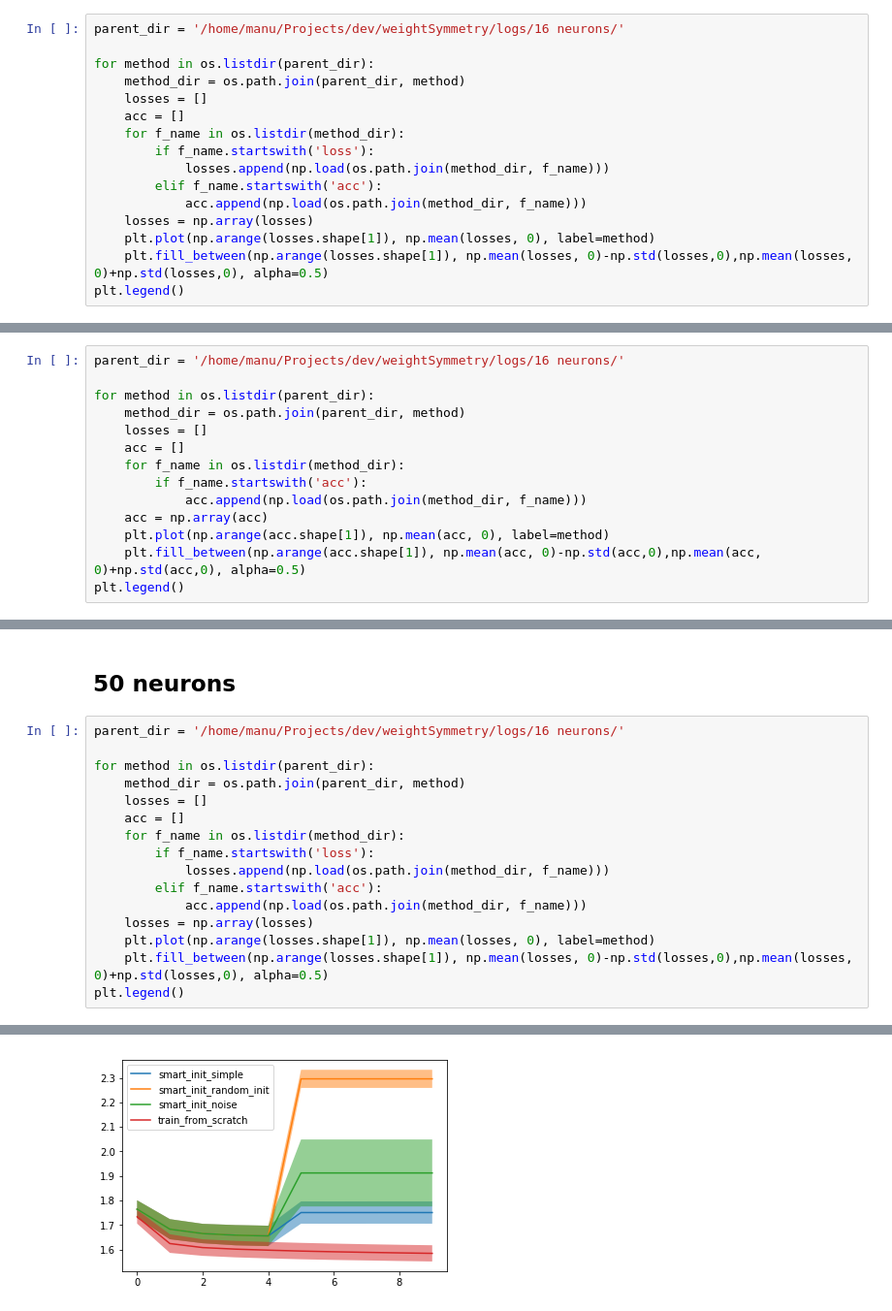
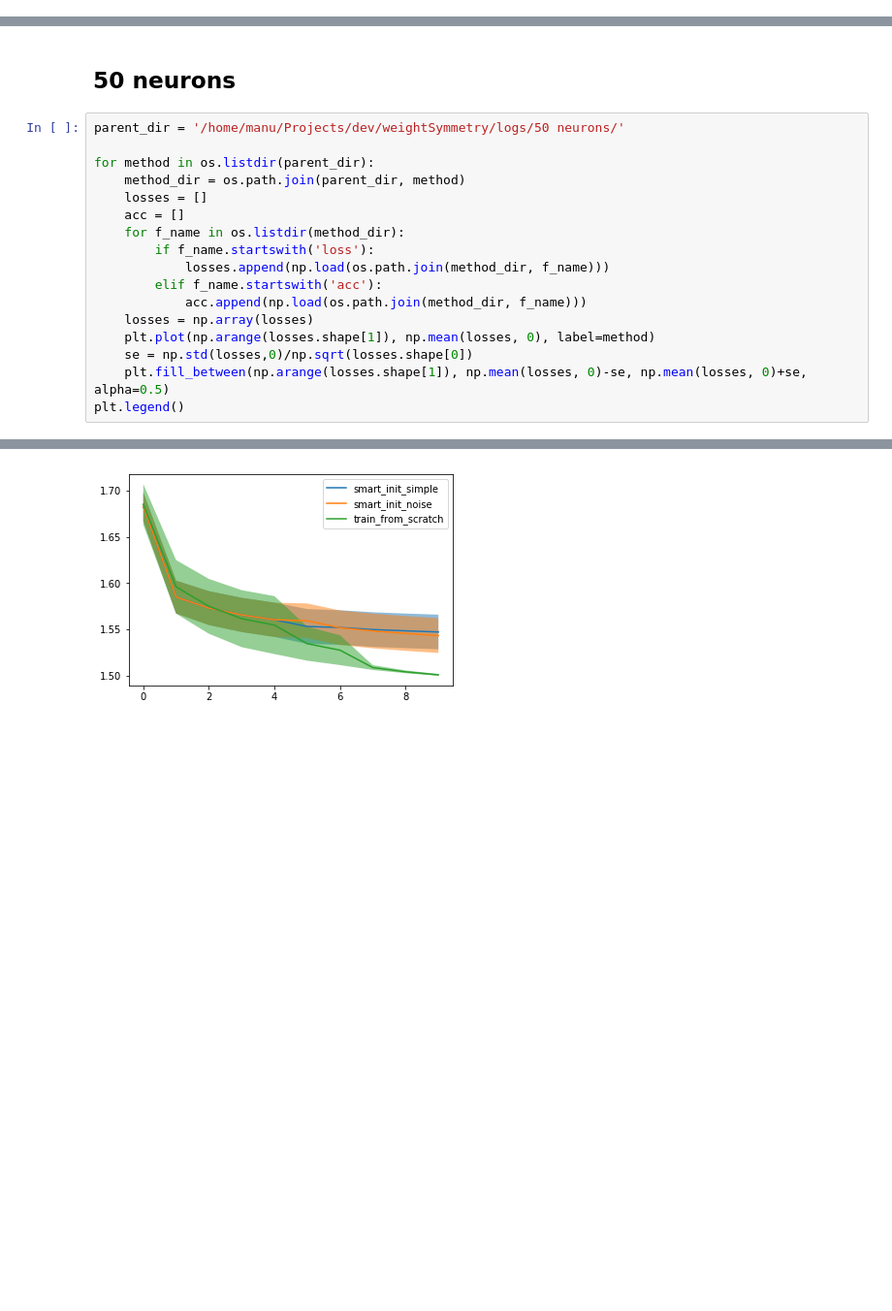
Before and after one commit to mshalvagal/weightSymmetry, a Jupyter notebook: Workspace.ipynb, the cells around one changed output, grey strips where cells are left out. Shown at 97% size. Cells and saved outputs as stored; diff of their text form; blank space fills up the shorter version.

```diff
--- a/Workspace.ipynb
+++ b/Workspace.ipynb
@@ -72,16 +69,0 @@ Clipping input data to the valid range for imshow with RGB data ([0..1] for floa
-# %%
-parent_dir = '/home/manu/Projects/dev/weightSymmetry/logs/16 neurons/'
-
-for method in os.listdir(parent_dir):
-    method_dir = os.path.join(parent_dir, method)
-    losses = []
-    acc = []
-    for f_name in os.listdir(method_dir):
-        if f_name.startswith('loss'):
-            losses.append(np.load(os.path.join(method_dir, f_name)))
-        elif f_name.startswith('acc'):
-            acc.append(np.load(os.path.join(method_dir, f_name)))
-    losses = np.array(losses)
-    plt.plot(np.arange(losses.shape[1]), np.mean(losses, 0), label=method)
-    plt.fill_between(np.arange(losses.shape[1]), np.mean(losses, 0)-np.std(losses,0),np.mean(losses, 0)+np.std(losses,0), alpha=0.5)
-plt.legend()
@@ -91,14 +69,0 @@ plt.legend()
-# %%
-parent_dir = '/home/manu/Projects/dev/weightSymmetry/logs/16 neurons/'
-
-for method in os.listdir(parent_dir):
-    method_dir = os.path.join(parent_dir, method)
-    losses = []
-    acc = []
-    for f_name in os.listdir(method_dir):
-        if f_name.startswith('acc'):
-            acc.append(np.load(os.path.join(method_dir, f_name)))
-    acc = np.array(acc)
-    plt.plot(np.arange(acc.shape[1]), np.mean(acc, 0), label=method)
-    plt.fill_between(np.arange(acc.shape[1]), np.mean(acc, 0)-np.std(acc,0),np.mean(acc, 0)+np.std(acc,0), alpha=0.5)
-plt.legend()
@@ -108,22 +70,23 @@ plt.legend()
 # %% [markdown]
 ## 50 neurons
 # %%
-parent_dir = '/home/manu/Projects/dev/weightSymmetry/logs/16 neurons/'
+parent_dir = '/home/manu/Projects/dev/weightSymmetry/logs/50 neurons/'
 
 for method in os.listdir(parent_dir):
     method_dir = os.path.join(parent_dir, method)
     losses = []
     acc = []
     for f_name in os.listdir(method_dir):
         if f_name.startswith('loss'):
             losses.append(np.load(os.path.join(method_dir, f_name)))
         elif f_name.startswith('acc'):
             acc.append(np.load(os.path.join(method_dir, f_name)))
     losses = np.array(losses)
     plt.plot(np.arange(losses.shape[1]), np.mean(losses, 0), label=method)
-    plt.fill_between(np.arange(losses.shape[1]), np.mean(losses, 0)-np.std(losses,0),np.mean(losses, 0)+np.std(losses,0), alpha=0.5)
+    se = np.std(losses,0)/np.sqrt(losses.shape[0])
+    plt.fill_between(np.arange(losses.shape[1]), np.mean(losses, 0)-se, np.mean(losses, 0)+se, alpha=0.5)
 plt.legend()
 # %% [output]
 <matplotlib.legend.Legend at 0x...>
-[figure, old version]
+[figure, new version]
 # %%
```
Also changed, not shown: parts of 9 cells of this notebook, 4 other files.
